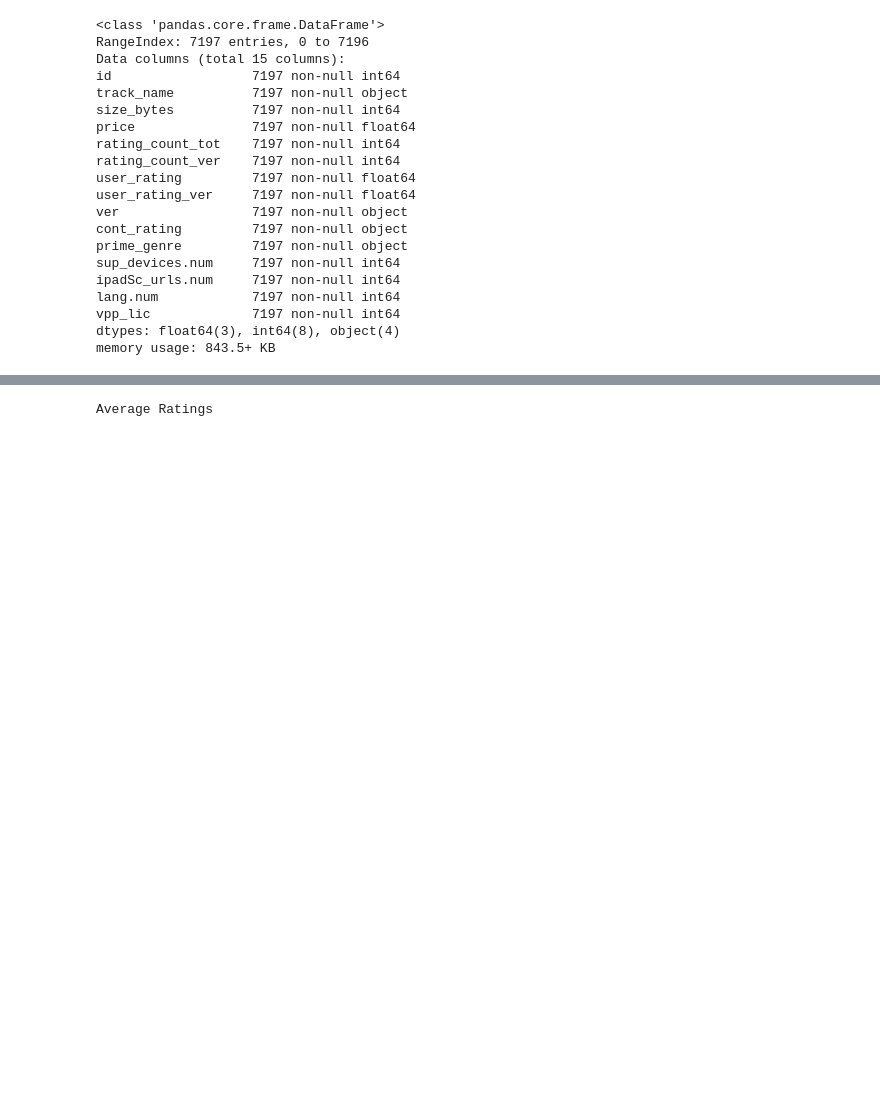
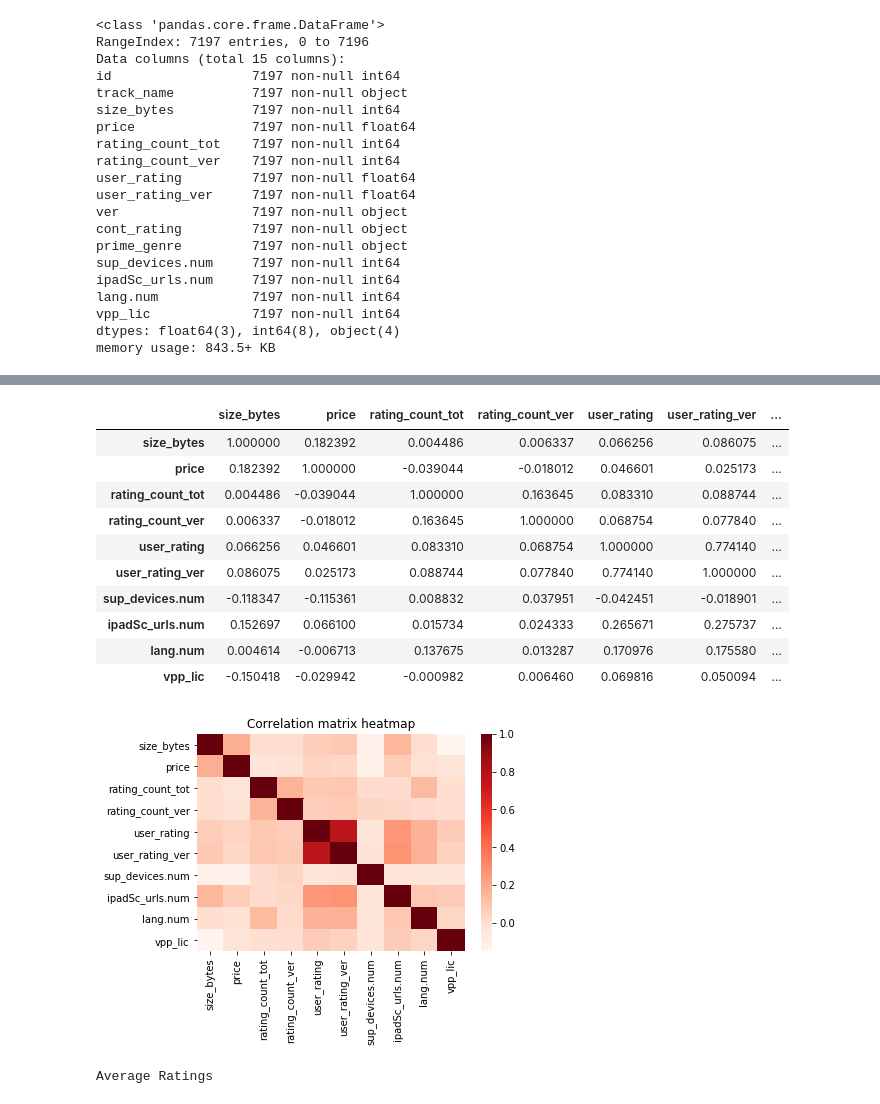
Before and after one commit to cgman64/apple-store-analysis, a Jupyter notebook: appStoreAnalysis.ipynb, the cells around one changed output, grey strips where cells are left out. Drawn from its saved outputs; the diff is of its cells as text; code cells hidden in the pictures; blank space fills up the shorter version.

Commit message:
info, descriptive stats, correlations

```diff
--- a/appStoreAnalysis.ipynb
+++ b/appStoreAnalysis.ipynb
@@ -65,3 +90,23 @@ memory usage: 843.5+ KB
+# %%
+import seaborn as sns
+
+display(store.drop('id',axis=1).corr())
+sns.heatmap(data=store.drop('id',axis=1).corr(),cmap='Reds')
+plt.title('Correlation matrix heatmap')
+plt.show();
+# %% [output]
+|  | size_bytes | price | rating_count_tot | rating_count_ver | user_rating | user_rating_ver | ... |
+| size_bytes | 1.000000 | 0.182392 | 0.004486 | 0.006337 | 0.066256 | 0.086075 | ... |
+| price | 0.182392 | 1.000000 | -0.039044 | -0.018012 | 0.046601 | 0.025173 | ... |
+| rating_count_tot | 0.004486 | -0.039044 | 1.000000 | 0.163645 | 0.083310 | 0.088744 | ... |
+| rating_count_ver | 0.006337 | -0.018012 | 0.163645 | 1.000000 | 0.068754 | 0.077840 | ... |
+| user_rating | 0.066256 | 0.046601 | 0.083310 | 0.068754 | 1.000000 | 0.774140 | ... |
+| user_rating_ver | 0.086075 | 0.025173 | 0.088744 | 0.077840 | 0.774140 | 1.000000 | ... |
+| sup_devices.num | -0.118347 | -0.115361 | 0.008832 | 0.037951 | -0.042451 | -0.018901 | ... |
+| ipadSc_urls.num | 0.152697 | 0.066100 | 0.015734 | 0.024333 | 0.265671 | 0.275737 | ... |
+| lang.num | 0.004614 | -0.006713 | 0.137675 | 0.013287 | 0.170976 | 0.175580 | ... |
+| vpp_lic | -0.150418 | -0.029942 | -0.000982 | 0.006460 | 0.069816 | 0.050094 | ... |
+[figure, added]
 # %%
 print("Average Ratings")
 averages = []
```
Also changed, not shown: parts of 5 cells of this notebook.
